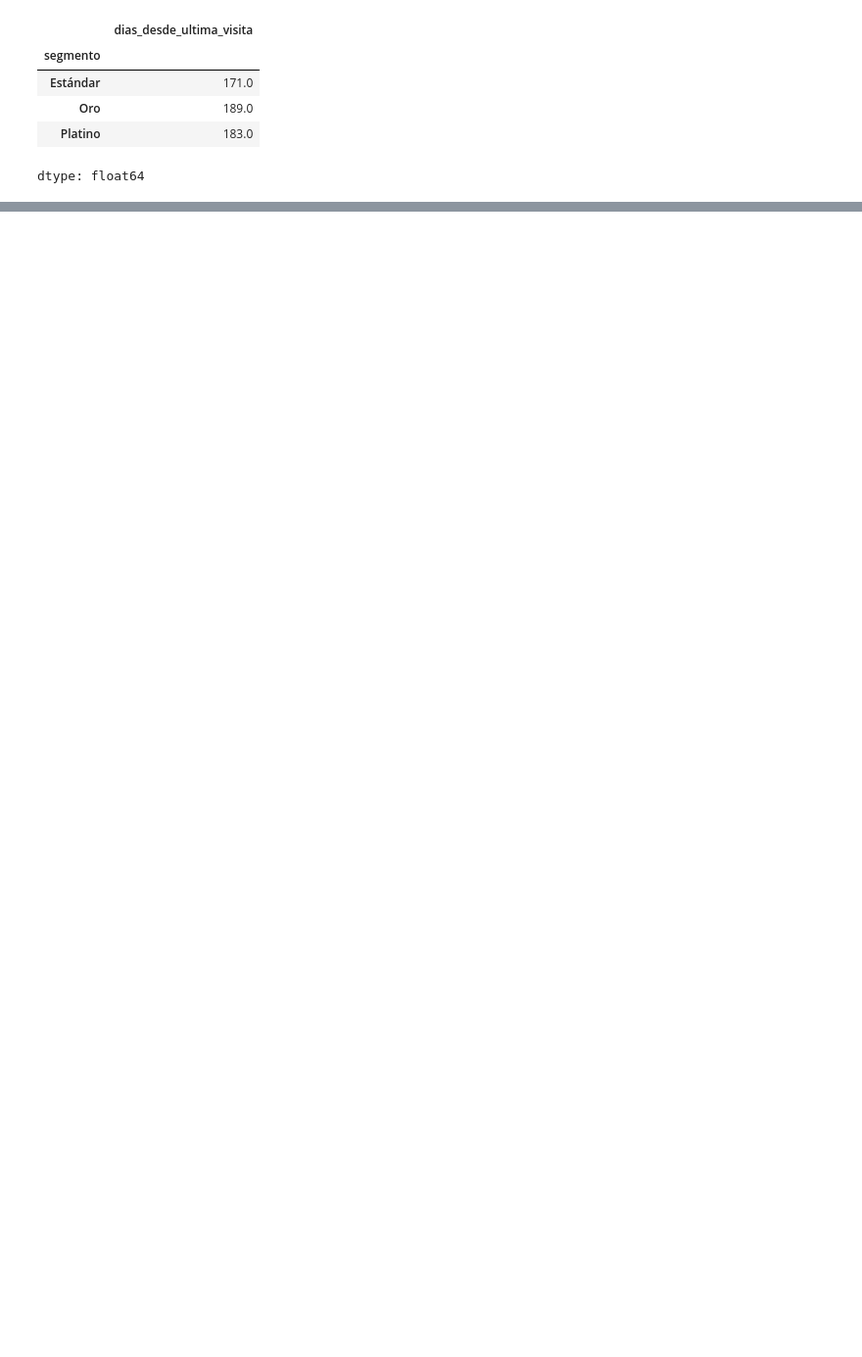
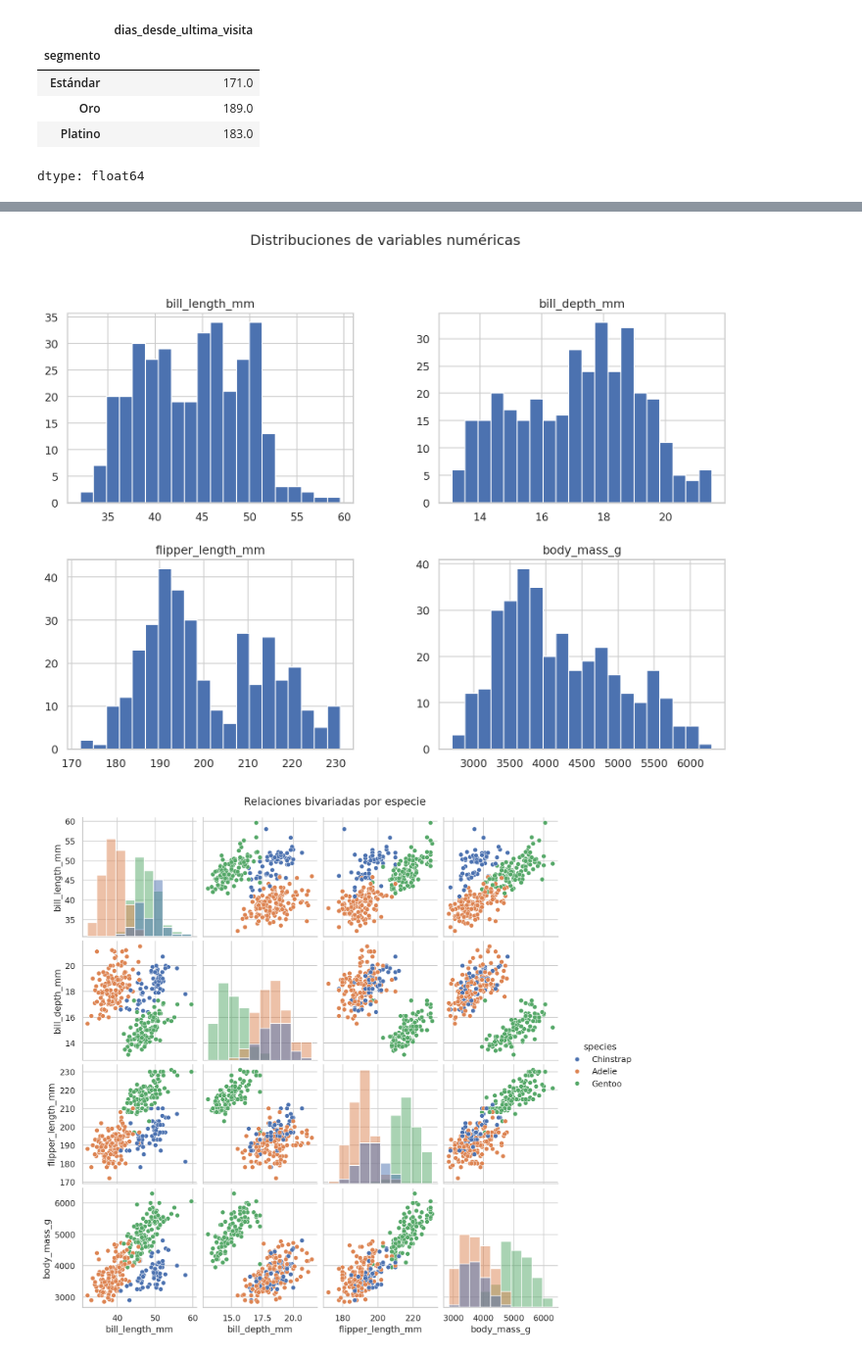
Before and after one commit to RamosTor/MineriaDeDatos, a Jupyter notebook: Conceptos.ipynb, the cells around one changed output, grey strips where cells are left out. Shown at 98% size. Drawn from its saved outputs; the diff is of its cells as text; code cells hidden in the pictures; blank space fills up the shorter version.

```diff
--- a/Conceptos.ipynb
+++ b/Conceptos.ipynb
@@ -1433,0 +1474,7 @@ dtype: float64
+# %%
+# Cargar dataset de pingüinos desde seaborn
+df = sns.load_dataset("penguins")
+
+print("Dimensiones:", df.shape)
+display(df.head())
+display(df.describe(include='all'))
@@ -1433,0 +1501,23 @@ dtype: float64
+# %%
+# Limpieza básica: faltantes, duplicados, tipos
+faltantes = df.isna().sum().sort_values(ascending=False)
+print("Faltantes por columna:")
+print(faltantes)
+
+# Eliminar duplicados si los hubiera
+antes = df.shape[0]
+df = df.drop_duplicates().copy()
+despues = df.shape[0]
+print(f"Duplicados eliminados: {antes - despues}")
+
+# Imputación simple
+num_cols = df.select_dtypes(include=[np.number]).columns.tolist()
+cat_cols = df.select_dtypes(exclude=[np.number]).columns.tolist()
+
+for c in num_cols:
+    df[c] = df[c].fillna(df[c].median())
+
+for c in cat_cols:
+    df[c] = df[c].fillna(df[c].mode().iloc[0])
+
+print("Faltantes restantes:", int(df.isna().sum().sum()))
@@ -1433,0 +1536,12 @@ dtype: float64
+# %%
+# Exploración visual rápida
+df[num_cols].hist(figsize=(12, 8), bins=20)
+plt.suptitle("Distribuciones de variables numéricas", y=1.02)
+plt.show()
+
+sns.pairplot(df.sample(min(300, len(df))), vars=num_cols, hue="species", diag_kind="hist")
+plt.suptitle("Relaciones bivariadas por especie", y=1.02)
+plt.show()
+# %% [output]
+[figure, added]
+[figure, added]
```
Also changed, not shown: parts of 43 cells of this notebook.
